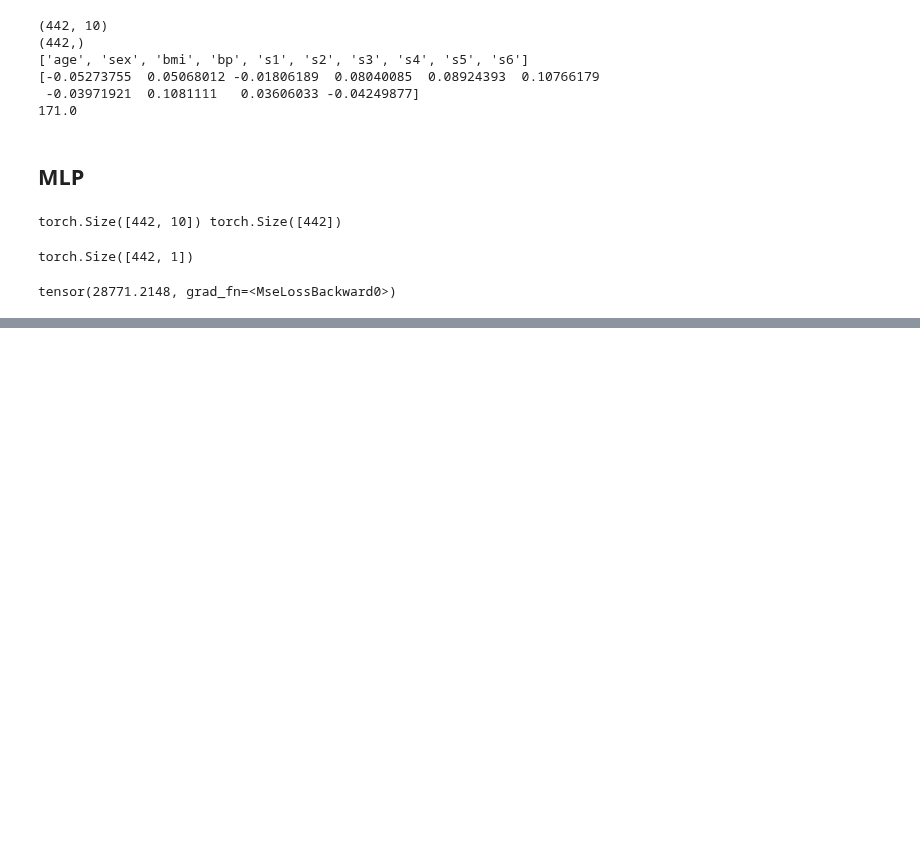
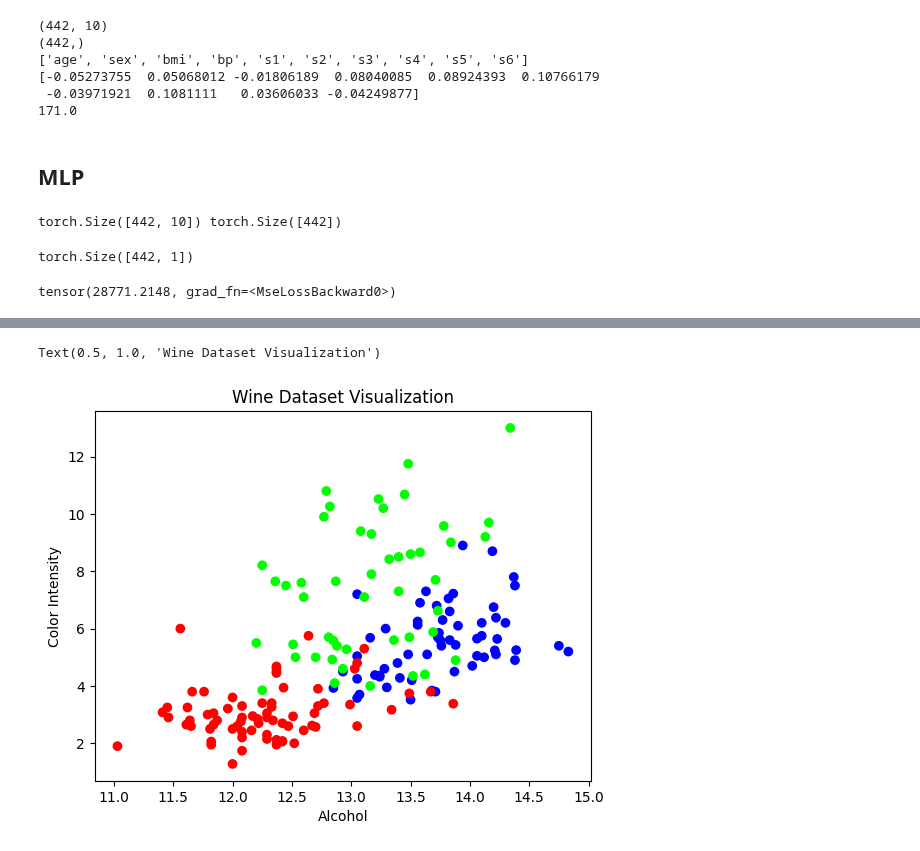
Before and after one commit to viktoruebelhart/studies, a Jupyter notebook: Alura_Pytorch_F_Perda.ipynb, the cells around one changed output, grey strips where cells are left out. Saved outputs shown, nothing was run; the diff lists cells and outputs as text; code cells hidden in the pictures; blank space fills up the shorter version.

```diff
--- a/Alura_Pytorch_F_Perda.ipynb
+++ b/Alura_Pytorch_F_Perda.ipynb
@@ -204,0 +207,4 @@ tensor(28771.2148, grad_fn=<MseLossBackward0>)
+# %%
+from sklearn import datasets
+
+wine = datasets.load_wine()
@@ -204,0 +251,19 @@ tensor(28771.2148, grad_fn=<MseLossBackward0>)
+# %%
+#selecionar no data apenas 'alcohol' e  'color_intensity',
+
+import torch
+from torch import nn
+from sklearn import datasets
+import torch.nn as nn
+from sklearn import datasets
+
+# Selecting 'alcohol' and 'color_intensity'
+alcohol_index = wine.feature_names.index('alcohol')
+color_intensity_index = wine.feature_names.index('color_intensity')
+
+data = wine.data[:, [alcohol_index, color_intensity_index]]
+target = wine.target
+
+print(data.shape)
+print(data[:5]) # Print the first 5 samples
+print(target[:5])
@@ -204,0 +278,10 @@ tensor(28771.2148, grad_fn=<MseLossBackward0>)
+# %%
+import matplotlib.pyplot as plt
+
+plt.scatter(data[:, 0], data[:, 1], c=target, cmap=plt.cm.brg)
+plt.xlabel('Alcohol')
+plt.ylabel('Color Intensity')
+plt.title('Wine Dataset Visualization')
+# %% [output]
+Text(0.5, 1.0, 'Wine Dataset Visualization')
+[figure, added]
```
Also changed, not shown: parts of 5 cells of this notebook.
